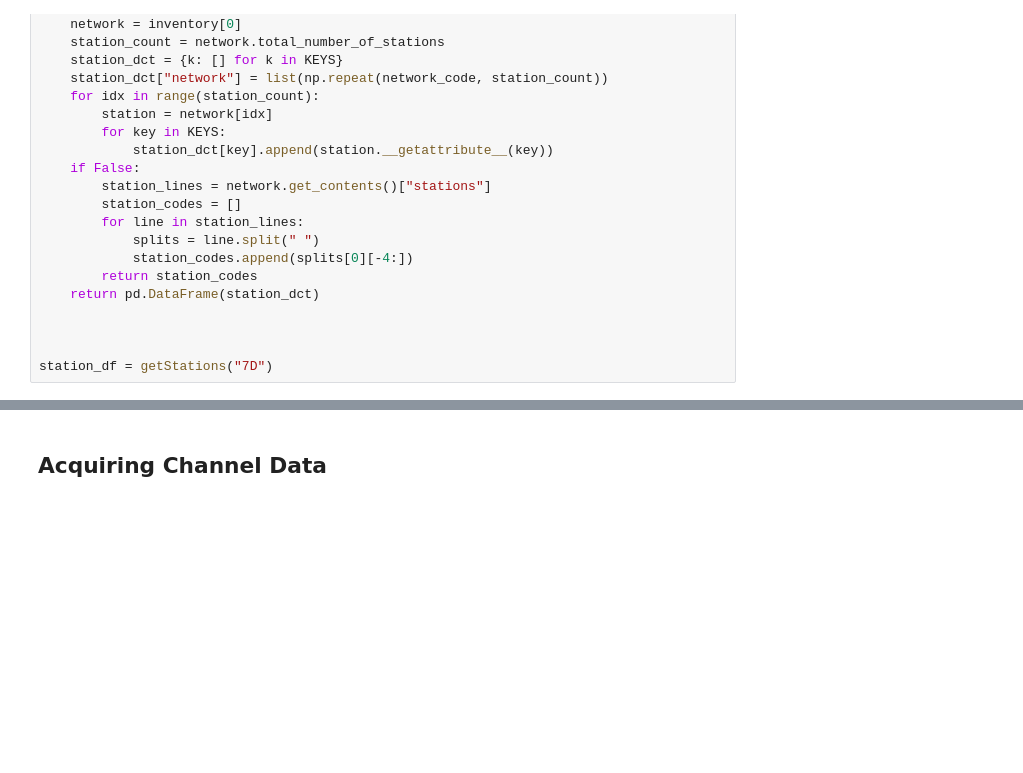
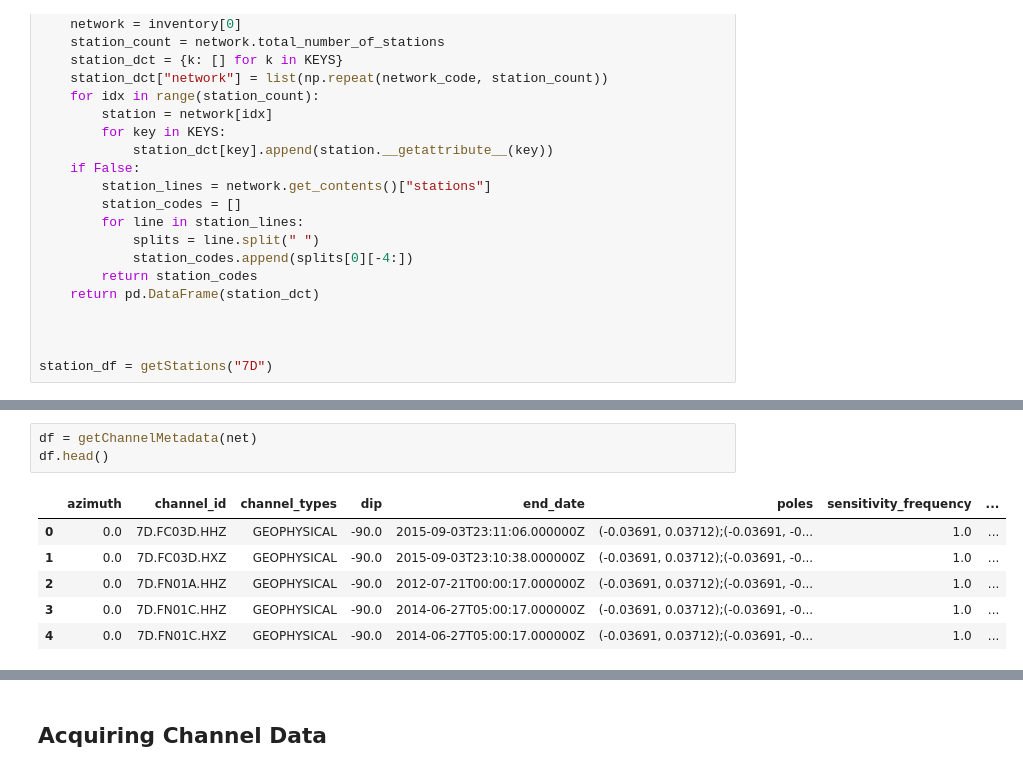
Before and after one commit to uwescience/whaletracks, a Jupyter notebook: examples/Explore Obspy.ipynb, the cells around one changed output, grey strips where cells are left out. Drawn from its saved outputs; the diff is of its cells as text; blank space fills up the shorter version.

Commit message:
Progress on extracting channel meta-data

```diff
--- a/examples/Explore Obspy.ipynb
+++ b/examples/Explore Obspy.ipynb
@@ -103,0 +178,10 @@ net.total_number_of_stations
+# %%
+df = getChannelMetadata(net)
+df.head()
+# %% [output]
+|  | azimuth | channel_id | channel_types | dip | end_date | poles | sensitivity_frequency | ... |
+| 0 | 0.0 | 7D.FC03D.HHZ | GEOPHYSICAL | -90.0 | 2015-09-03T23:11:06.000000Z | (-0.03691, 0.03712);(-0.03691, -0... | 1.0 | ... |
+| 1 | 0.0 | 7D.FC03D.HXZ | GEOPHYSICAL | -90.0 | 2015-09-03T23:10:38.000000Z | (-0.03691, 0.03712);(-0.03691, -0... | 1.0 | ... |
+| 2 | 0.0 | 7D.FN01A.HHZ | GEOPHYSICAL | -90.0 | 2012-07-21T00:00:17.000000Z | (-0.03691, 0.03712);(-0.03691, -0... | 1.0 | ... |
+| 3 | 0.0 | 7D.FN01C.HHZ | GEOPHYSICAL | -90.0 | 2014-06-27T05:00:17.000000Z | (-0.03691, 0.03712);(-0.03691, -0... | 1.0 | ... |
+| 4 | 0.0 | 7D.FN01C.HXZ | GEOPHYSICAL | -90.0 | 2014-06-27T05:00:17.000000Z | (-0.03691, 0.03712);(-0.03691, -0... | 1.0 | ... |
```
Also changed, not shown: parts of 33 cells of this notebook.
